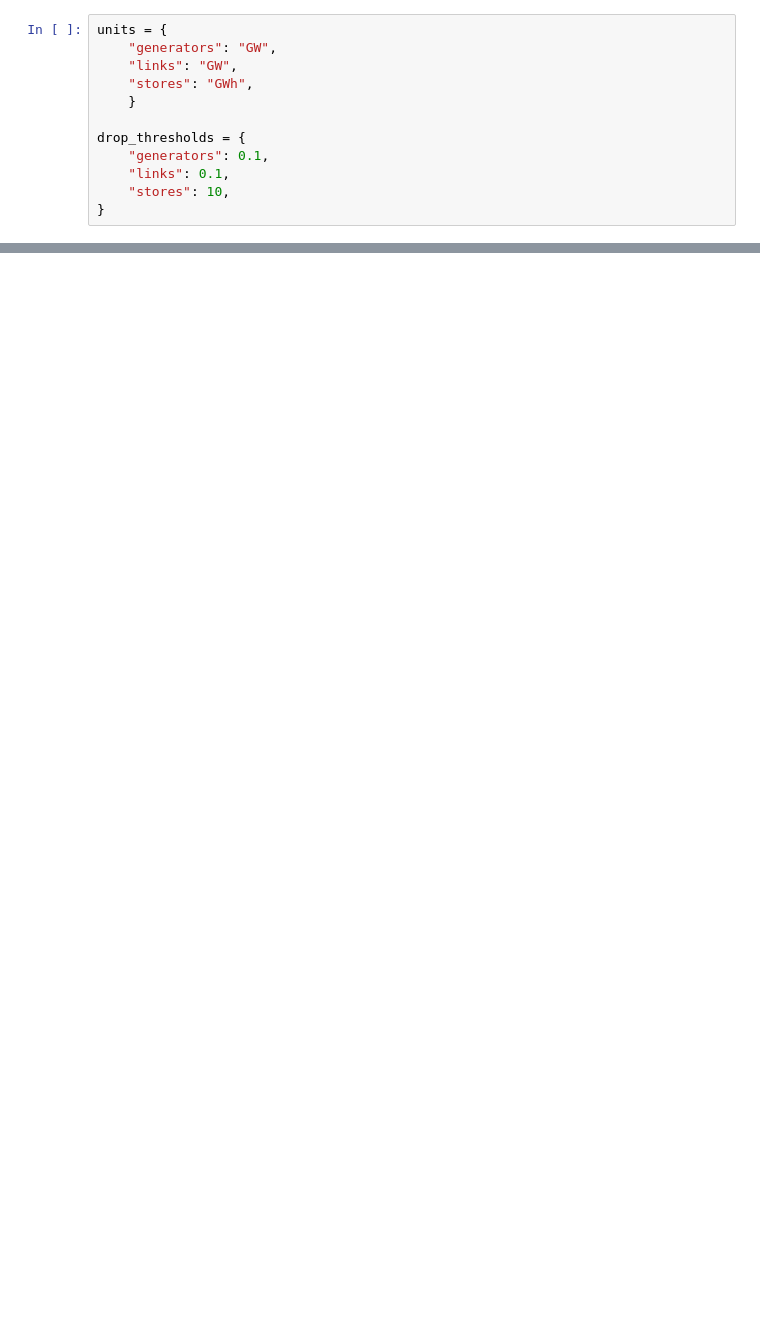
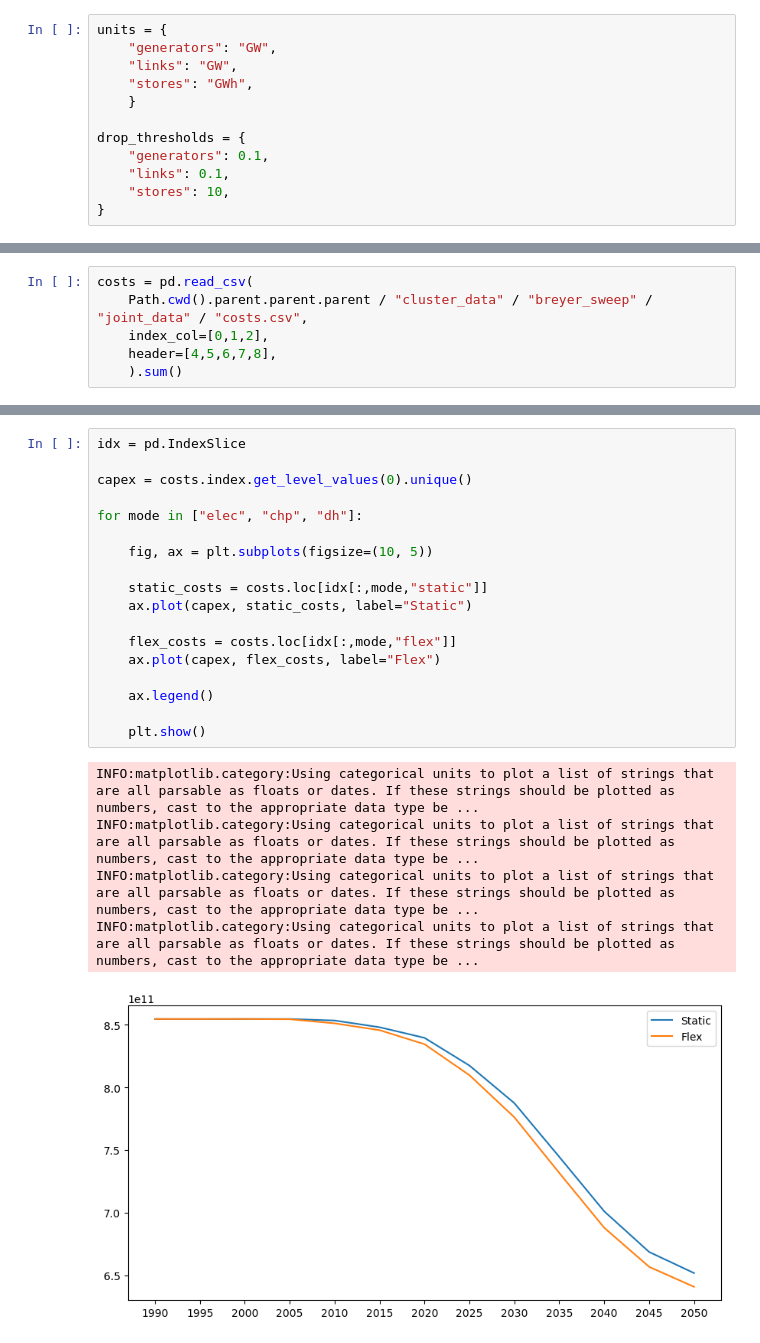
Before and after one commit to LukasFrankenQ/egs_market_integration, a Jupyter notebook: notebooks/flex_displacement.ipynb, the cells around one changed output, grey strips where cells are left out. Drawn from its saved outputs; the diff is of its cells as text; blank space fills up the shorter version.

```diff
--- a/notebooks/flex_displacement.ipynb
+++ b/notebooks/flex_displacement.ipynb
@@ -377,0 +382,6 @@ INFO:matplotlib.category:Using categorical units to plot a list of strings that
+# %%
+costs = pd.read_csv(
+    Path.cwd().parent.parent.parent / "cluster_data" / "breyer_sweep" / "joint_data" / "costs.csv",
+    index_col=[0,1,2],
+    header=[4,5,6,7,8],
+    ).sum()
@@ -377,0 +404,24 @@ INFO:matplotlib.category:Using categorical units to plot a list of strings that
+# %%
+idx = pd.IndexSlice
+
+capex = costs.index.get_level_values(0).unique()
+
+for mode in ["elec", "chp", "dh"]:
+
+    fig, ax = plt.subplots(figsize=(10, 5))
+
+    static_costs = costs.loc[idx[:,mode,"static"]]
+    ax.plot(capex, static_costs, label="Static")
+
+    flex_costs = costs.loc[idx[:,mode,"flex"]]
+    ax.plot(capex, flex_costs, label="Flex")
+
+    ax.legend()
+
+    plt.show()
+# %% [output]
+INFO:matplotlib.category:Using categorical units to plot a list of strings that are all parsable as floats or dates. If these strings should be plotted as numbers, cast to the appropriate data type be ...
+INFO:matplotlib.category:Using categorical units to plot a list of strings that are all parsable as floats or dates. If these strings should be plotted as numbers, cast to the appropriate data type be ...
+INFO:matplotlib.category:Using categorical units to plot a list of strings that are all parsable as floats or dates. If these strings should be plotted as numbers, cast to the appropriate data type be ...
+INFO:matplotlib.category:Using categorical units to plot a list of strings that are all parsable as floats or dates. If these strings should be plotted as numbers, cast to the appropriate data type be ...
+[figure, added]
```
Also changed, not shown: parts of 6 cells of this notebook.
